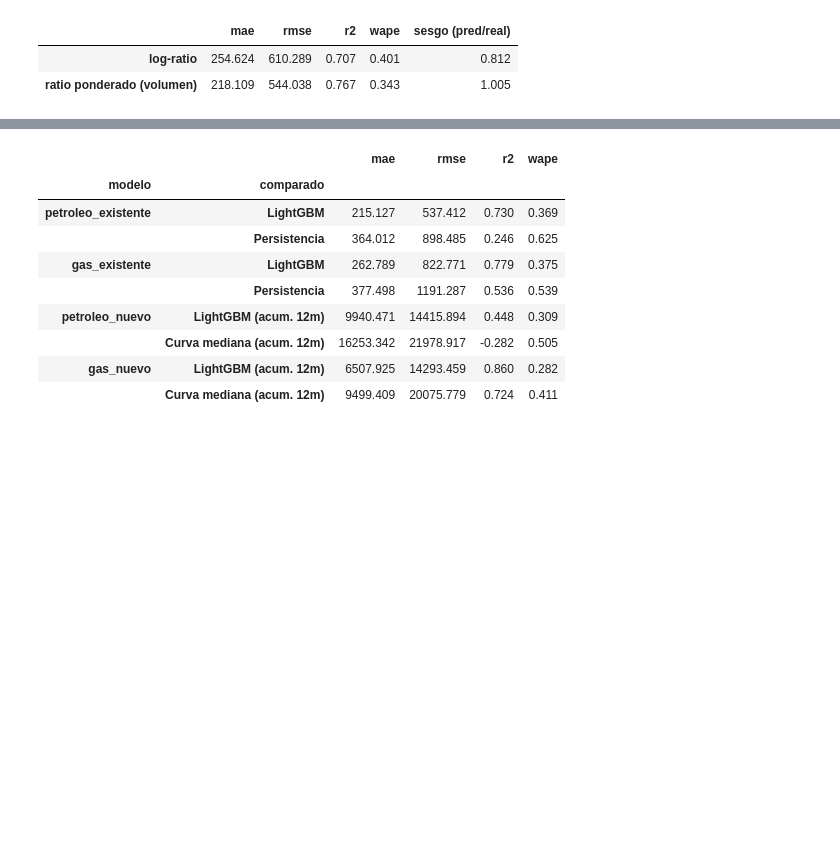
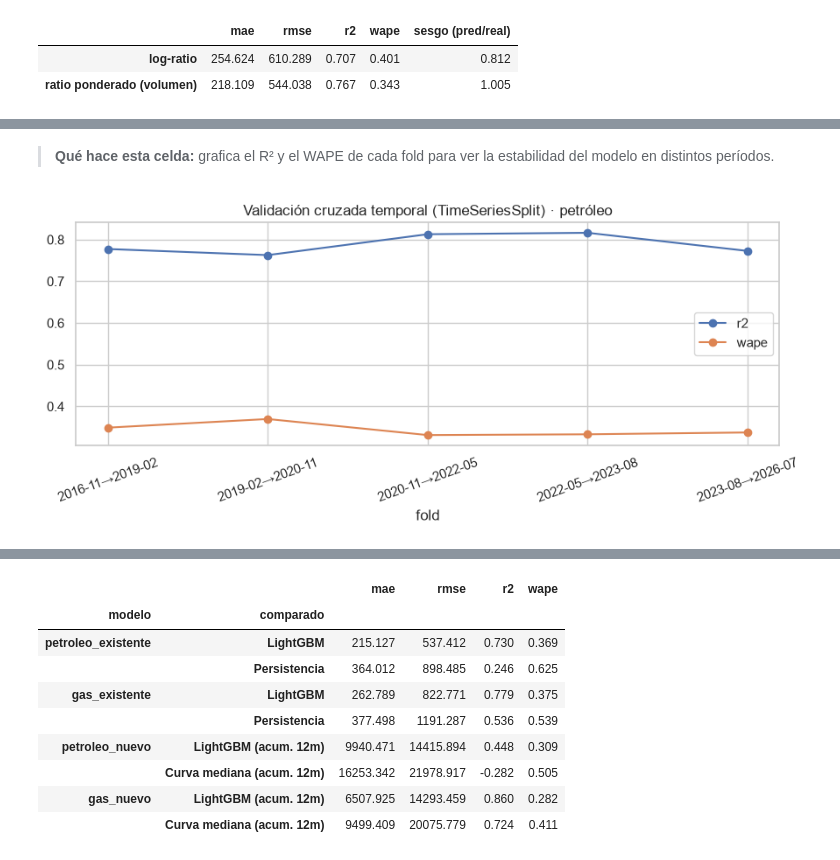
Before and after one commit to cristian-aguilera-ing/proyecto-ds-ypf, a Jupyter notebook: notebooks/03_modelado_supervisado.ipynb, the cells around one changed output, grey strips where cells are left out. Drawn from its saved outputs; the diff is of its cells as text; code cells hidden in the pictures; blank space fills up the shorter version.

```diff
--- a/notebooks/03_modelado_supervisado.ipynb
+++ b/notebooks/03_modelado_supervisado.ipynb
@@ -108,0 +175,8 @@ El target en volumen elimina el sesgo y mejora R² y WAPE: es el que usa el mode
+# %% [markdown]
+> **Qué hace esta celda:** grafica el R² y el WAPE de cada fold para ver la estabilidad del modelo en distintos períodos.
+# %%
+ax = cv[["r2", "wape"]].plot(marker="o", figsize=(9, 4)); ax.set_title("Validación cruzada temporal (TimeSeriesSplit) · petróleo")
+ax.set_xticks(cv.index); ax.set_xticklabels(cv["valida desde"] + "→" + cv["hasta"], rotation=20)
+plt.tight_layout(); plt.savefig(config.DIR_FIGURAS / "03_validacion_cruzada.png", dpi=110); plt.show()
+# %% [output]
+[figure, added]
```
Also changed, not shown: parts of 72 cells of this notebook, 39 other files.
